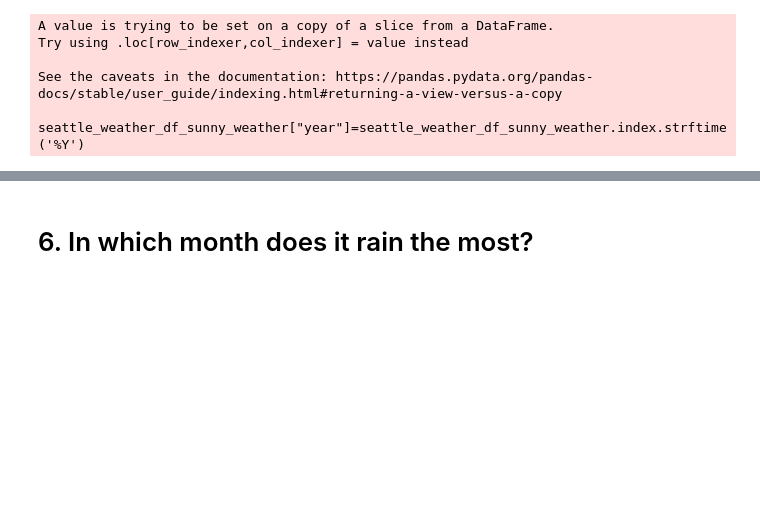
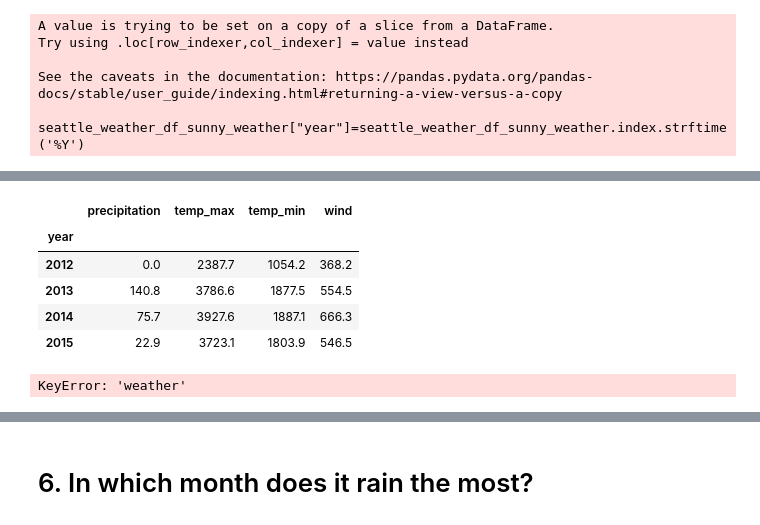
Before and after one commit to manuelparra1/time-series-exercises, a Jupyter notebook: vega_dataset.ipynb, the cells around one changed output, grey strips where cells are left out. Cells and saved outputs as stored; diff of their text form; code cells hidden in the pictures; blank space fills up the shorter version.

```diff
--- a/vega_dataset.ipynb
+++ b/vega_dataset.ipynb
@@ -323,7 +350,18 @@ See the caveats in the documentation: https://pandas.pydata.org/pandas-docs/stab
 # %%
-sunny_days = seattle_weather_df_sunny_weather.groupby('year').max()
+sunny_days = seattle_weather_df_sunny_weather.groupby('year').sum()
+# %%
+sunny_days
+# %% [output]
+|  | precipitation | temp_max | temp_min | wind |
+| year |  |  |  |  |
+| 2012 | 0.0 | 2387.7 | 1054.2 | 368.2 |
+| 2013 | 140.8 | 3786.6 | 1877.5 | 554.5 |
+| 2014 | 75.7 | 3927.6 | 1887.1 | 666.3 |
+| 2015 | 22.9 | 3723.1 | 1803.9 | 546.5 |
 # %%
-sunniest_year = sunny_days.sort_values("wind",ascending=False).head(1)
+sunniest_year = sunny_days.sort_values("weather",ascending=False).head(1)
+# %% [output]
+KeyError: 'weather'
 # %%
 print((sunniest_year.index)[0])
 # %% [output]
```
Also changed, not shown: parts of 20 cells of this notebook, 4 other files.
